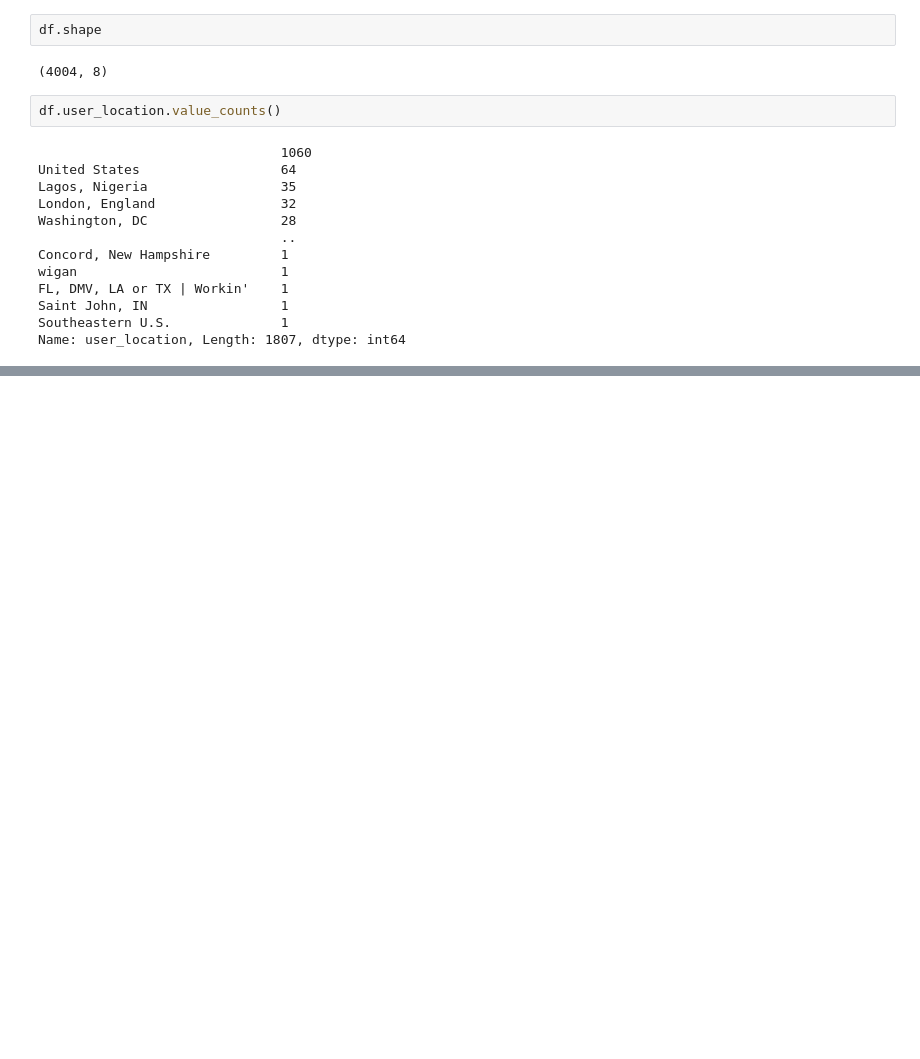
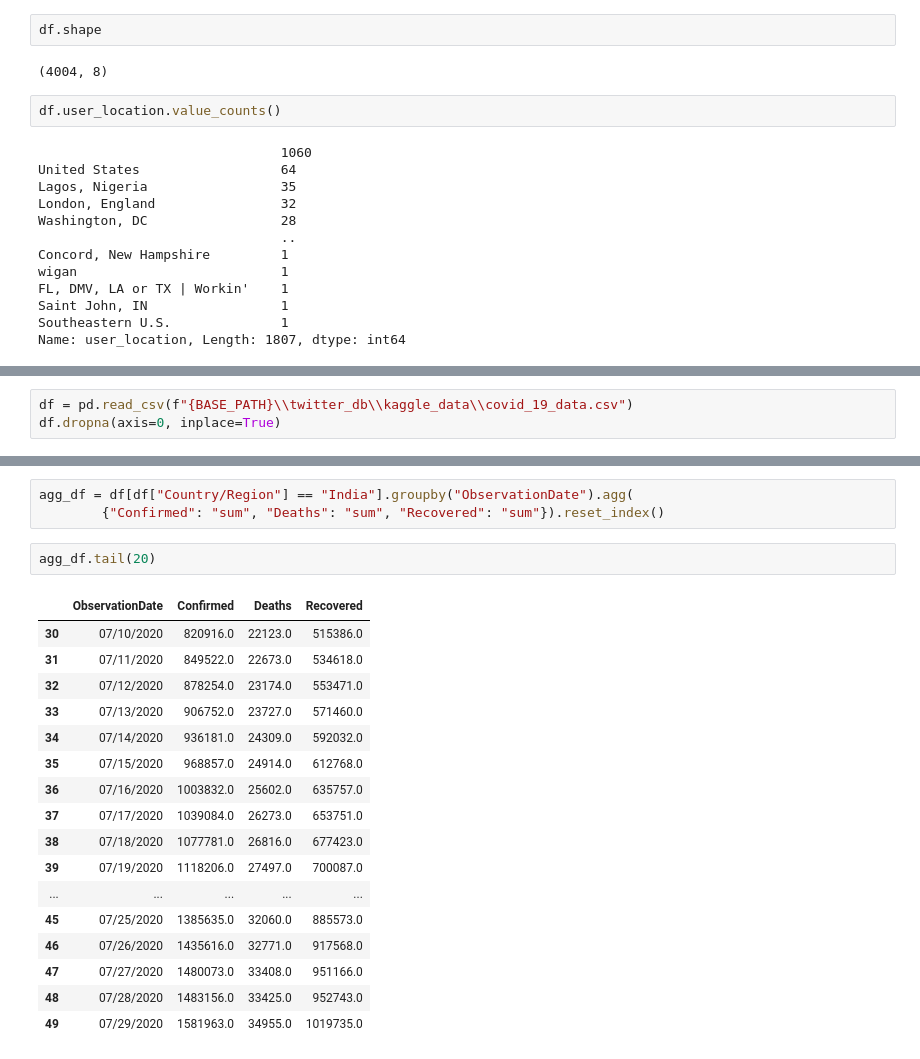
Before and after one commit to eeshsingh123/Covid19_Analysis, a Jupyter notebook: concepts/data_cleaning_try.ipynb, the cells around one changed output, grey strips where cells are left out. Drawn from its saved outputs; the diff is of its cells as text; blank space fills up the shorter version.

```diff
--- a/concepts/data_cleaning_try.ipynb
+++ b/concepts/data_cleaning_try.ipynb
@@ -71,0 +77,3 @@ df[(df['user_location']=="India") & (df["verified"]==0)]
+# %%
+df = pd.read_csv(f"{BASE_PATH}\\twitter_db\\kaggle_data\\covid_19_data.csv")
+df.dropna(axis=0, inplace=True)
@@ -71,0 +89,23 @@ df[(df['user_location']=="India") & (df["verified"]==0)]
+# %%
+agg_df = df[df["Country/Region"] == "India"].groupby("ObservationDate").agg(
+        {"Confirmed": "sum", "Deaths": "sum", "Recovered": "sum"}).reset_index()
+# %%
+agg_df.tail(20)
+# %% [output]
+|  | ObservationDate | Confirmed | Deaths | Recovered |
+| 30 | 07/10/2020 | 820916.0 | 22123.0 | 515386.0 |
+| 31 | 07/11/2020 | 849522.0 | 22673.0 | 534618.0 |
+| 32 | 07/12/2020 | 878254.0 | 23174.0 | 553471.0 |
+| 33 | 07/13/2020 | 906752.0 | 23727.0 | 571460.0 |
+| 34 | 07/14/2020 | 936181.0 | 24309.0 | 592032.0 |
+| 35 | 07/15/2020 | 968857.0 | 24914.0 | 612768.0 |
+| 36 | 07/16/2020 | 1003832.0 | 25602.0 | 635757.0 |
+| 37 | 07/17/2020 | 1039084.0 | 26273.0 | 653751.0 |
+| 38 | 07/18/2020 | 1077781.0 | 26816.0 | 677423.0 |
+| 39 | 07/19/2020 | 1118206.0 | 27497.0 | 700087.0 |
+| ... | ... | ... | ... | ... |
+| 45 | 07/25/2020 | 1385635.0 | 32060.0 | 885573.0 |
+| 46 | 07/26/2020 | 1435616.0 | 32771.0 | 917568.0 |
+| 47 | 07/27/2020 | 1480073.0 | 33408.0 | 951166.0 |
+| 48 | 07/28/2020 | 1483156.0 | 33425.0 | 952743.0 |
+| 49 | 07/29/2020 | 1581963.0 | 34955.0 | 1019735.0 |
```
Also changed, not shown: parts of 20 cells of this notebook, 5 other files.
